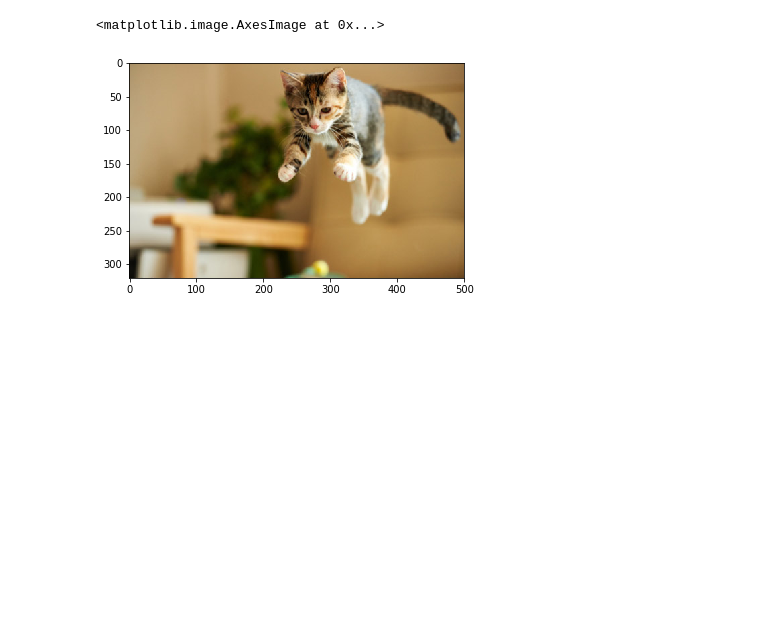
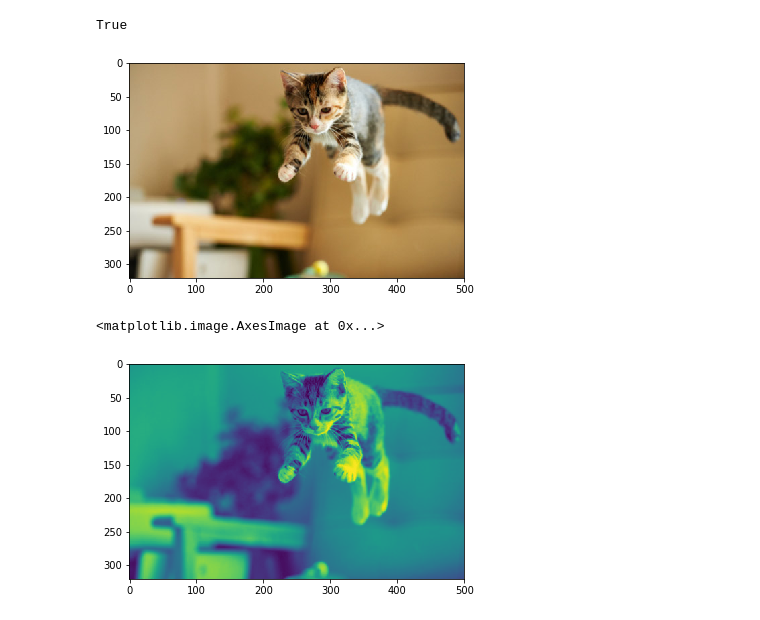
Before and after one commit to mohitpd/opencv, a Jupyter notebook: picture.ipynb, the cells around one changed output. Cells and saved outputs as stored; diff of their text form; code cells hidden in the pictures; blank space fills up the shorter version.

```diff
--- a/picture.ipynb
+++ b/picture.ipynb
@@ -7,6 +7,13 @@ import cv2
 image = cv2.imread("index.png")
 image = cv2.cvtColor(image,cv2.COLOR_BGR2RGB)
 plt.imshow(image)
+cv2.imwrite('test_write.jpg',image)
 # %% [output]
-<matplotlib.image.AxesImage at 0x...>
+True
 [figure]
+# %%
+gray_image = cv2.cvtColor(image,cv2.COLOR_BGR2GRAY)
+plt.imshow(gray_image)
+# %% [output]
+<matplotlib.image.AxesImage at 0x...>
+[figure, added]
```
Also changed, not shown: parts of 1 cell of this notebook, 1 other file.
